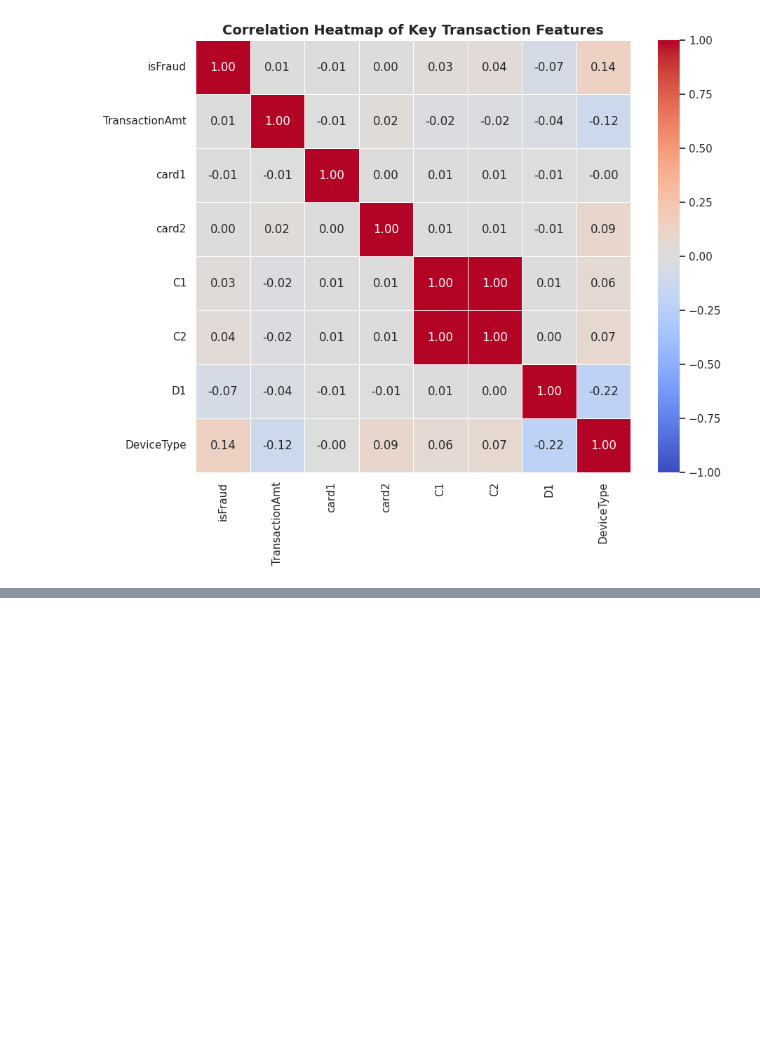
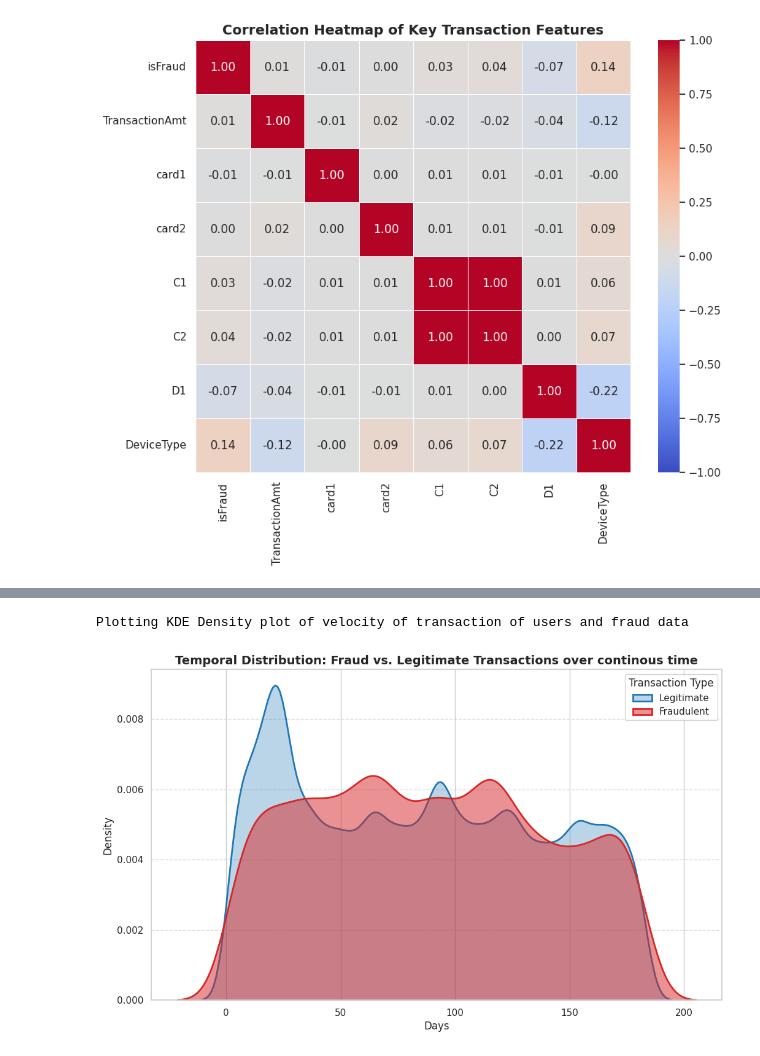
Before and after one commit to VaradBhagwat5/FedAudit, a Jupyter notebook: notebooks/data_visualisation.ipynb, the cells around one changed output, grey strips where cells are left out. Drawn from its saved outputs; the diff is of its cells as text; code cells hidden in the pictures; blank space fills up the shorter version.

```diff
--- a/notebooks/data_visualisation.ipynb
+++ b/notebooks/data_visualisation.ipynb
@@ -60,0 +117,15 @@ Plotting Correlation Heatmap...
+# %%
+# Trying to plot velocity of transaction by a user
+
+# Approximate a unique cardholder
+df['user_id'] = (
+    df['card1'].astype(str) + '_' +
+    df['card2'].astype(str) + '_' +
+    df['addr1'].astype(str)
+)
+
+# Create hour-of-day feature (relative cycle)
+df['hour'] = (df['TransactionDT'] // 3600) / 24  # keep total hours for velocity
+
+# Group by user and hour
+velocity = df.groupby(['user_id', 'hour', "isFraud"]).size().reset_index(name='transaction_count')
@@ -60,0 +164,26 @@ Plotting Correlation Heatmap...
+# %%
+# We should again see a trend
+print("Plotting KDE Density plot of velocity of transaction of users and fraud data")
+
+plt.figure(figsize=(12, 7))
+
+sns.kdeplot(
+    data=velocity[velocity['isFraud'] == 0], x='hour', weights="transaction_count",
+    label='Legitimate', fill=True, alpha=0.3, linewidth=2, color='#1f77b4'
+)
+
+sns.kdeplot(
+    data=velocity[velocity['isFraud'] == 1], x='hour', weights="transaction_count",
+    label='Fraudulent', fill=True, alpha=0.5, linewidth=2, color='#d62728'
+)
+
+plt.title('Temporal Distribution: Fraud vs. Legitimate Transactions over continous time', fontsize=14, fontweight='bold')
+plt.xlabel('Days', fontsize=12)
+plt.ylabel('Density', fontsize=12)
+plt.legend(title='Transaction Type')
+plt.grid(axis='y', linestyle='--', alpha=0.7)
+
+plt.show()
+# %% [output]
+Plotting KDE Density plot of velocity of transaction of users and fraud data
+[figure, added]
```
Also changed, not shown: parts of 7 cells of this notebook.
